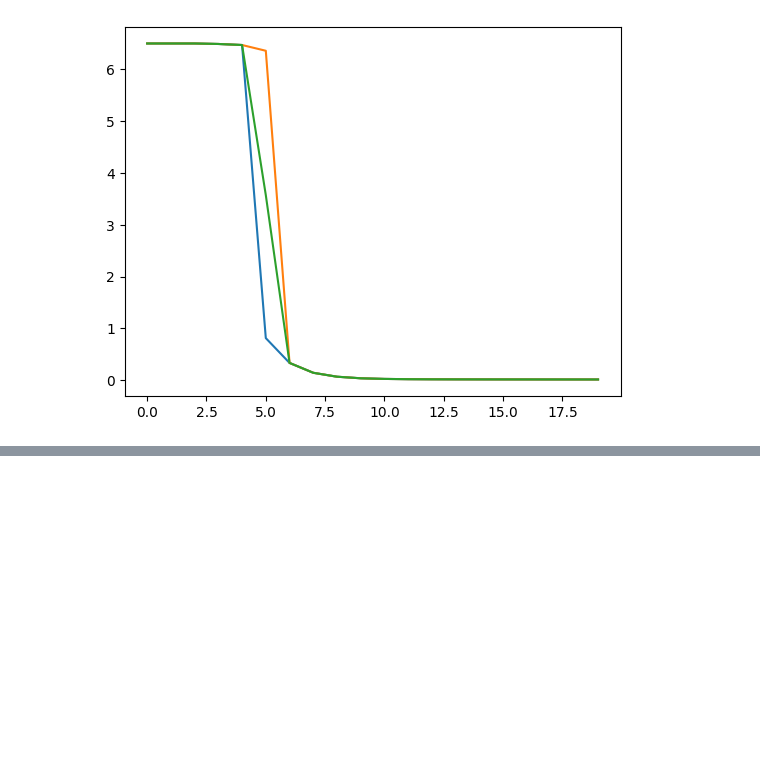
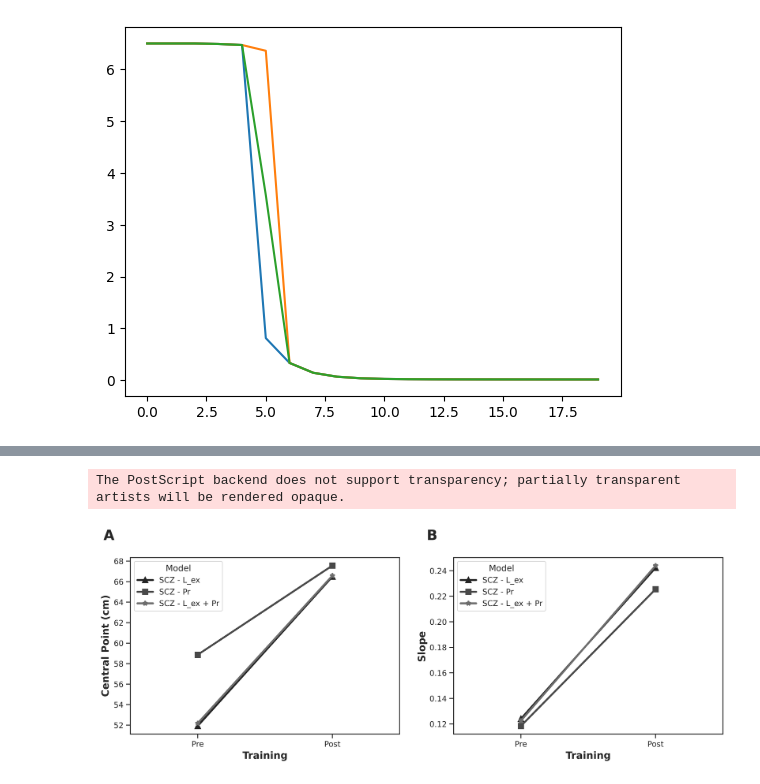
Before and after one commit to renatoparedes/SCZ_PPS_Expansion_Model, a Jupyter notebook: Training_Exploration.ipynb, the cells around one changed output, grey strips where cells are left out. Cells and saved outputs as stored; diff of their text form; code cells hidden in the pictures; blank space fills up the shorter version.

Commit message:
SCZ Training fit and exploration

```diff
--- a/Training_Exploration.ipynb
+++ b/Training_Exploration.ipynb
@@ -290,0 +482,11 @@ plt.plot(HCWa_tr[:, :, 0, -1])
+# %%
+SCZ_Pr_RTs_model_post = fit_RT(SCZrtpost_Pr, SCZ_RTs_post)
+SCZ_Pr_RTs_model_pre = fit_RT(SCZrt_Pr, SCZ_RTs)
+
+ymin, ymax = np.min(SCZ_Pr_RTs_model_pre), np.max(SCZ_Pr_RTs_model_pre)
+SCZ_Pr_CP_model_pre, SCZ_Pr_SLOPE_model_pre = fitting(a_distances, SCZ_Pr_RTs_model_pre)
+
+ymin, ymax = np.min(SCZ_Pr_RTs_model_post), np.max(SCZ_Pr_RTs_model_post)
+SCZ_Pr_CP_model_post, SCZ_Pr_SLOPE_model_post = fitting(
+    a_distances, SCZ_Pr_RTs_model_post
+)
@@ -290,0 +523,53 @@ plt.plot(HCWa_tr[:, :, 0, -1])
+# %%
+import seaborn as sns
+
+sns.set_context("paper")
+sns.set_theme(
+    style="ticks",
+    palette="gray",
+    rc={"axes.labelsize": 14, "axes.labelweight": "bold"},
+)
+# %%
+fig, axs = plt.subplots(1, 2, figsize=(15, 4.5), dpi=600)
+
+ax1 = plt.subplot(121)
+ax2 = plt.subplot(122)
+sns.pointplot(
+    x="Training",
+    y="Central Point (cm)",
+    hue="Model",
+    data=sim_df.query("Model != 'HC'"),
+    ax=ax1,
+    markers=["^", "s", "*"],
+)
+sns.pointplot(
+    x="Training",
+    y="Slope",
+    hue="Model",
+    data=sim_df.query("Model != 'HC'"),
+    ax=ax2,
+    markers=["^", "s", "*"],
+)
+
+ax1.text(
+    -0.1,
+    1.1,
+    string.ascii_uppercase[0],
+    transform=ax1.transAxes,
+    size=20,
+    weight="bold",
+)
+
+ax2.text(
+    -0.1,
+    1.1,
+    string.ascii_uppercase[1],
+    transform=ax2.transAxes,
+    size=20,
+    weight="bold",
+)
+
+fig.savefig("drafts/FIG5.eps", bbox_inches="tight", format="eps")
+# %% [output]
+The PostScript backend does not support transparency; partially transparent artists will be rendered opaque.
+[figure, added]
```
Also changed, not shown: parts of 19 cells of this notebook, 2 other files.
